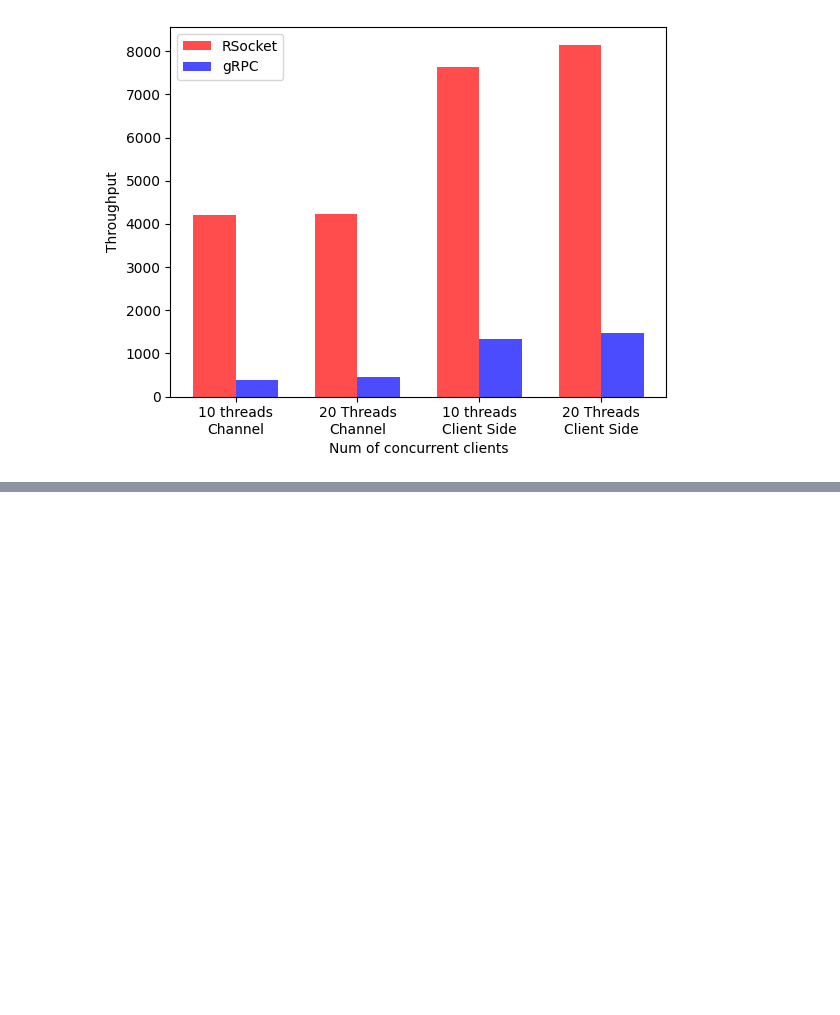
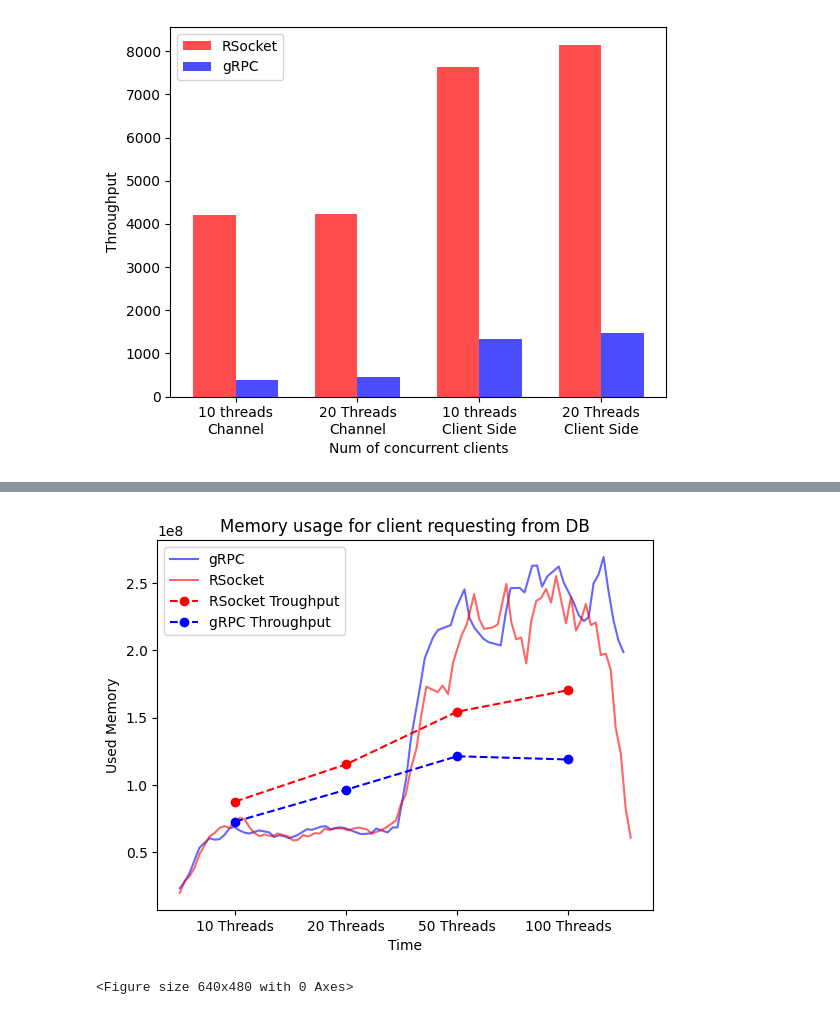
Before and after one commit to pratham-kundan/rsocket-grpc-benchmark, a Jupyter notebook: Results/scripts/iscript.ipynb, the cells around one changed output, grey strips where cells are left out. Cells and saved outputs as stored; diff of their text form; code cells hidden in the pictures; blank space fills up the shorter version.

```diff
--- a/Results/scripts/iscript.ipynb
+++ b/Results/scripts/iscript.ipynb
@@ -660,0 +684,13 @@ draw_throughput_chart(
+# %%
+draw_mem_chart(
+    rsocket_db_reqres_mem,
+    grpc_db_reqres_mem,
+    rsocket_throughput= rsocket_db_reqres_throughput,
+    grpc_throughput= grpc_db_reqres_throughput,
+    throughput_labels=["10 Threads", "20 Threads", "50 Threads", "100 Threads"],
+    title="Memory usage for client requesting from DB"
+)
+plt.savefig("../graphs/db_req_res_mem")
+# %% [output]
+[figure, added]
+<Figure size 640x480 with 0 Axes>
```
Also changed, not shown: parts of 8 cells of this notebook, 13 other files.
